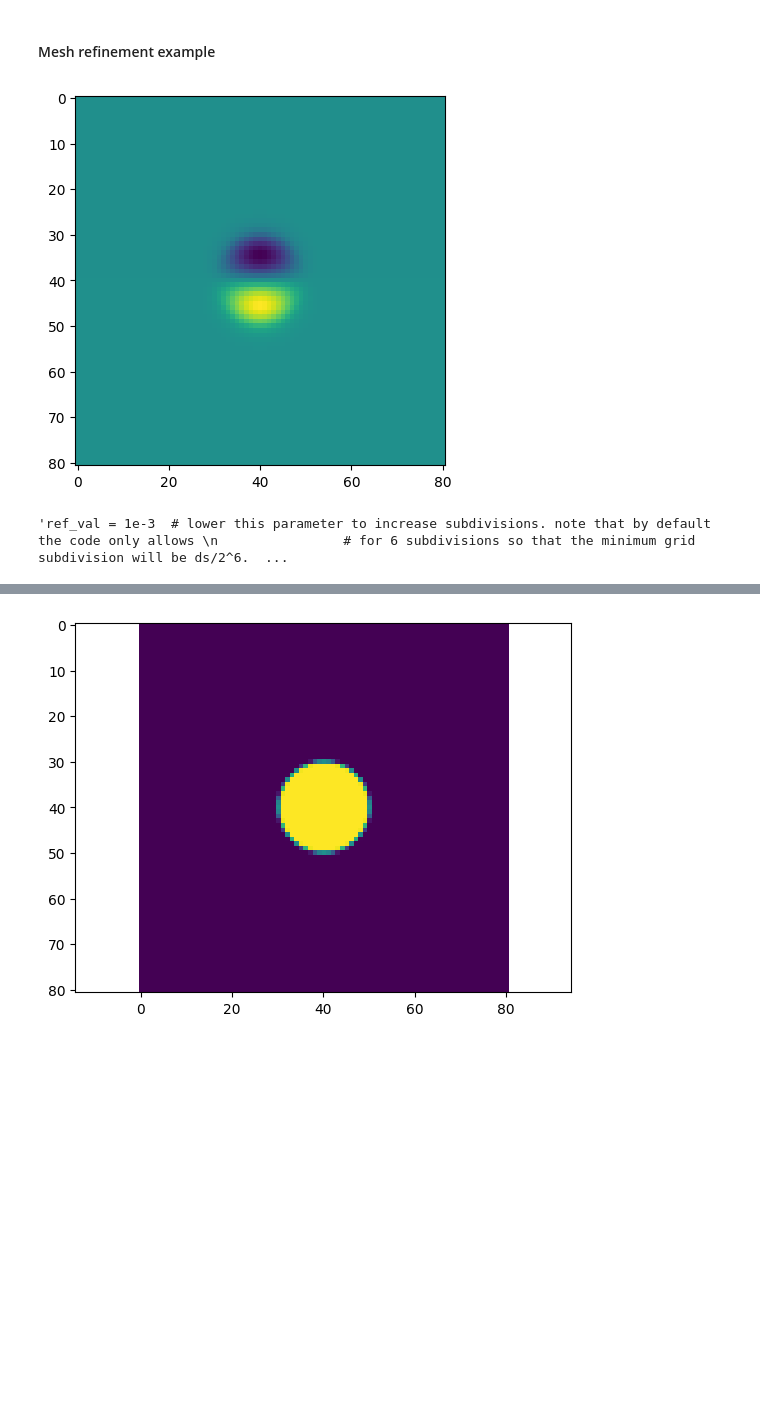
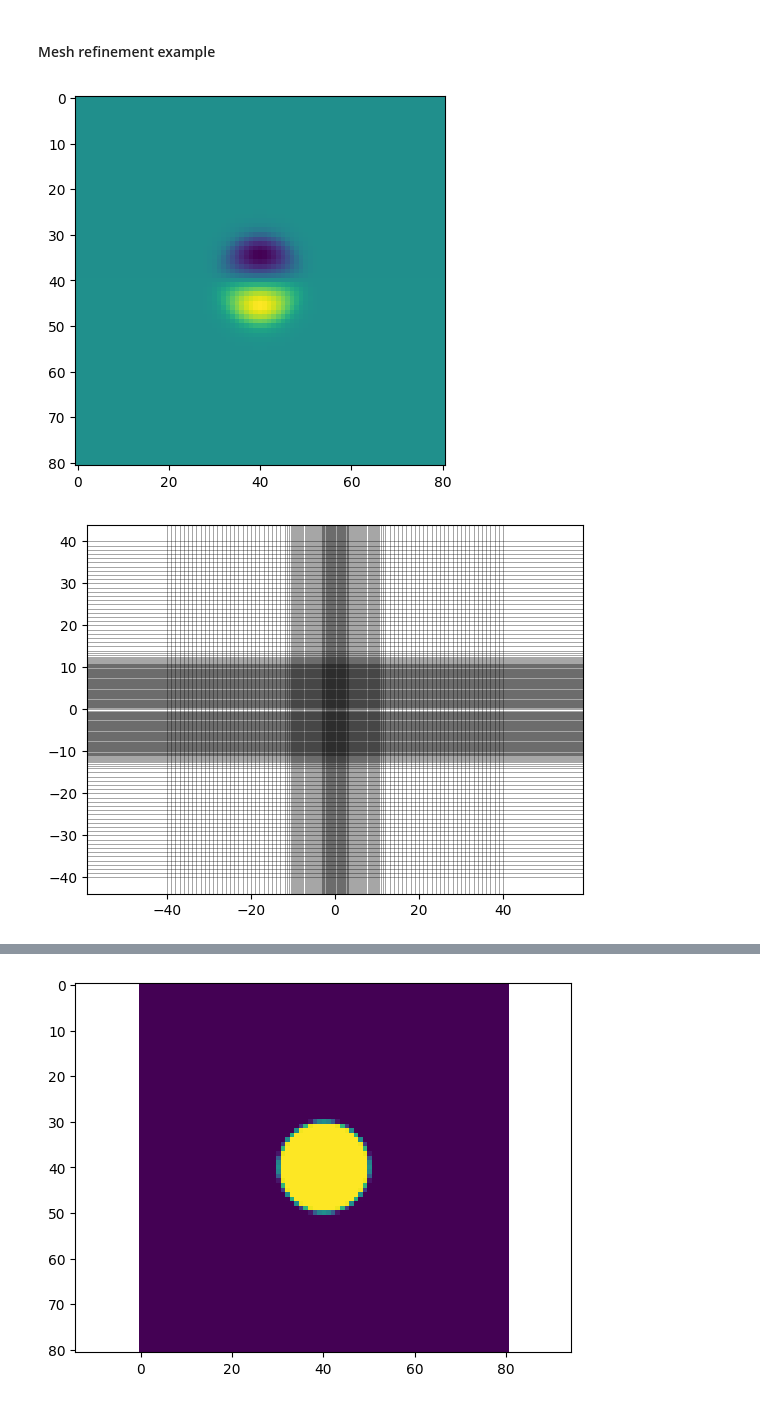
Before and after one commit to aditya-sengupta/lightbeam, a Jupyter notebook: notebooks/Lightbeam.ipynb, the cells around one changed output, grey strips where cells are left out. Drawn from its saved outputs; the diff is of its cells as text; code cells hidden in the pictures; blank space fills up the shorter version.

```diff
--- a/notebooks/Lightbeam.ipynb
+++ b/notebooks/Lightbeam.ipynb
@@ -88,36 +68,36 @@ Transverse grid shape: (81, 81)
 ### Mesh refinement example ###
 
 # suppose our field is the LP11 mode, core radius 10 um
 # we want to subdivide our field according to this field.
 
 from lightbeam import lpfield
 from lightbeam import normalize
 import matplotlib.pyplot as plt
 import numpy as np
 
 # initial setup to generate the LP11 field
 
 field = normalize(lpfield(
     mesh.xg, mesh.yg, # x, y grids
     1, 1, # mode l and m
     a = 10, # rcore, um
     wl0 = 1, # wavelength, um
     ncore = 1.5,
     nclad = 1.495
 ))
 plt.imshow(np.real(field))
 plt.show()
 
 # I broke this somehow, oops
-"""ref_val = 1e-3  # lower this parameter to increase subdivisions. note that by default the code only allows
+ref_val = 1e-3  # lower this parameter to increase subdivisions. note that by default the code only allows
                 # for 6 subdivisions so that the minimum grid subdivision will be ds/2^6. This can be \
                 # altered under the parameter RectMesh2D.max_iters.
 
 mesh.xy.refine_base(field,ref_val)
-mesh.xy.plot_mesh()"""
+mesh.xy.plot_mesh()
 # %% [output]
 [figure]
-'ref_val = 1e-3  # lower this parameter to increase subdivisions. note that by default the code only allows \n                # for 6 subdivisions so that the minimum grid subdivision will be ds/2^6.  ...
+[figure, added]
 # %% [markdown]
 ## 2. Optics
 
```
Also changed, not shown: parts of 6 cells of this notebook, 8 other files.
